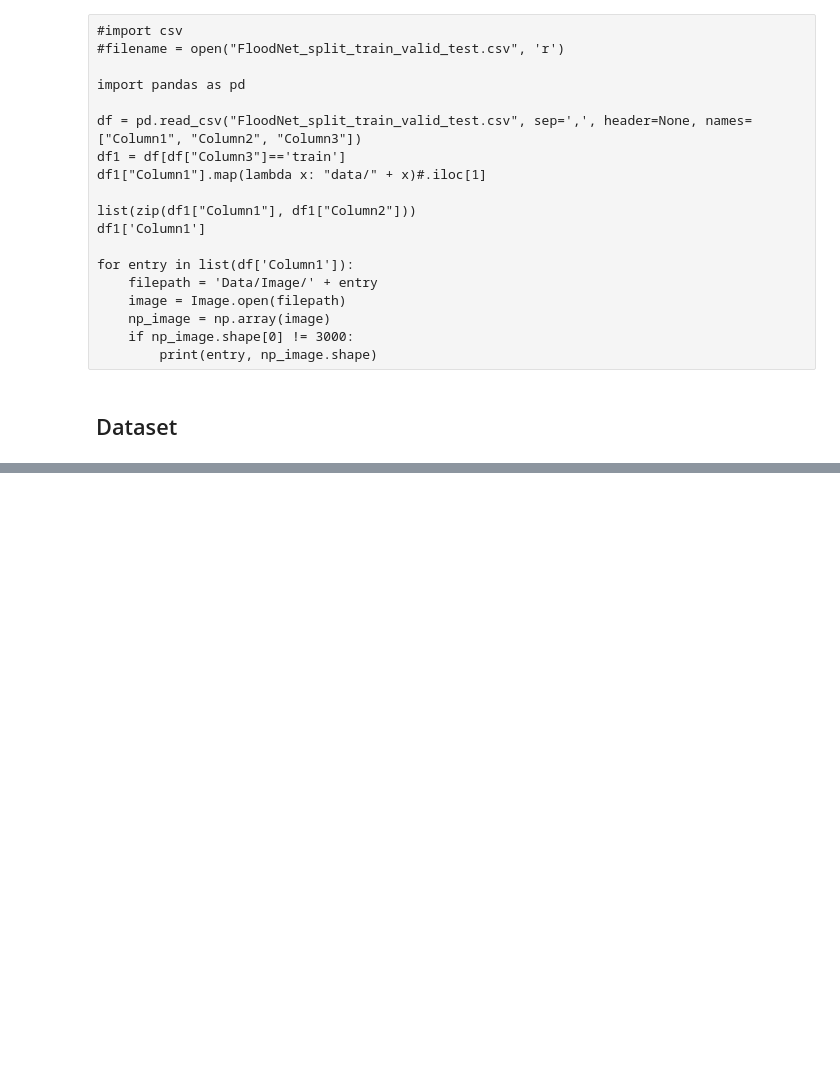
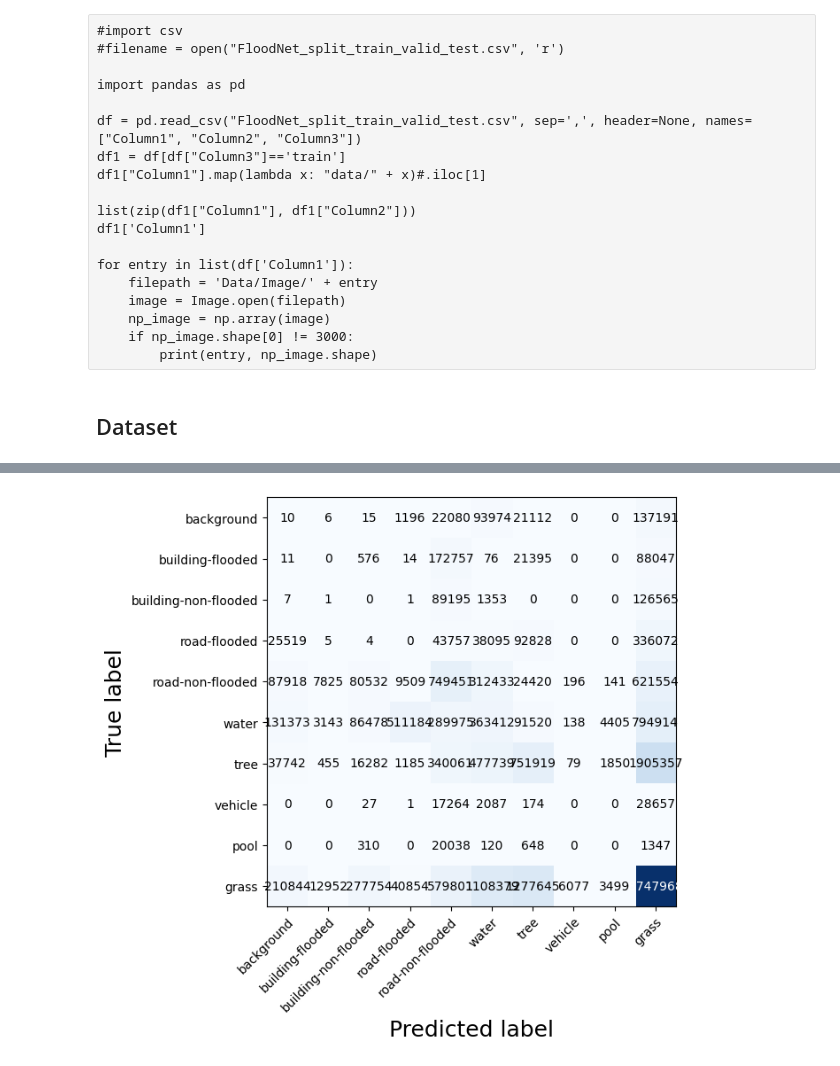
Before and after one commit to leamarxen/ENV-540-Floodnet, a Jupyter notebook: floodnet.ipynb, the cells around one changed output, grey strips where cells are left out. Cells and saved outputs as stored; diff of their text form; code cells hidden in the pictures; blank space fills up the shorter version.

```diff
--- a/floodnet.ipynb
+++ b/floodnet.ipynb
@@ -212,0 +665,4 @@ tensor([[[[ 0.8736, -0.0234, -0.0860],
+# %%
+print_confusion_matrix(val_pred_new, val_ground_truth_new, save_name='validation_confusion_matrix')
+# %% [output]
+[figure, added]
```
Also changed, not shown: parts of 29 cells of this notebook, 3 other files.
